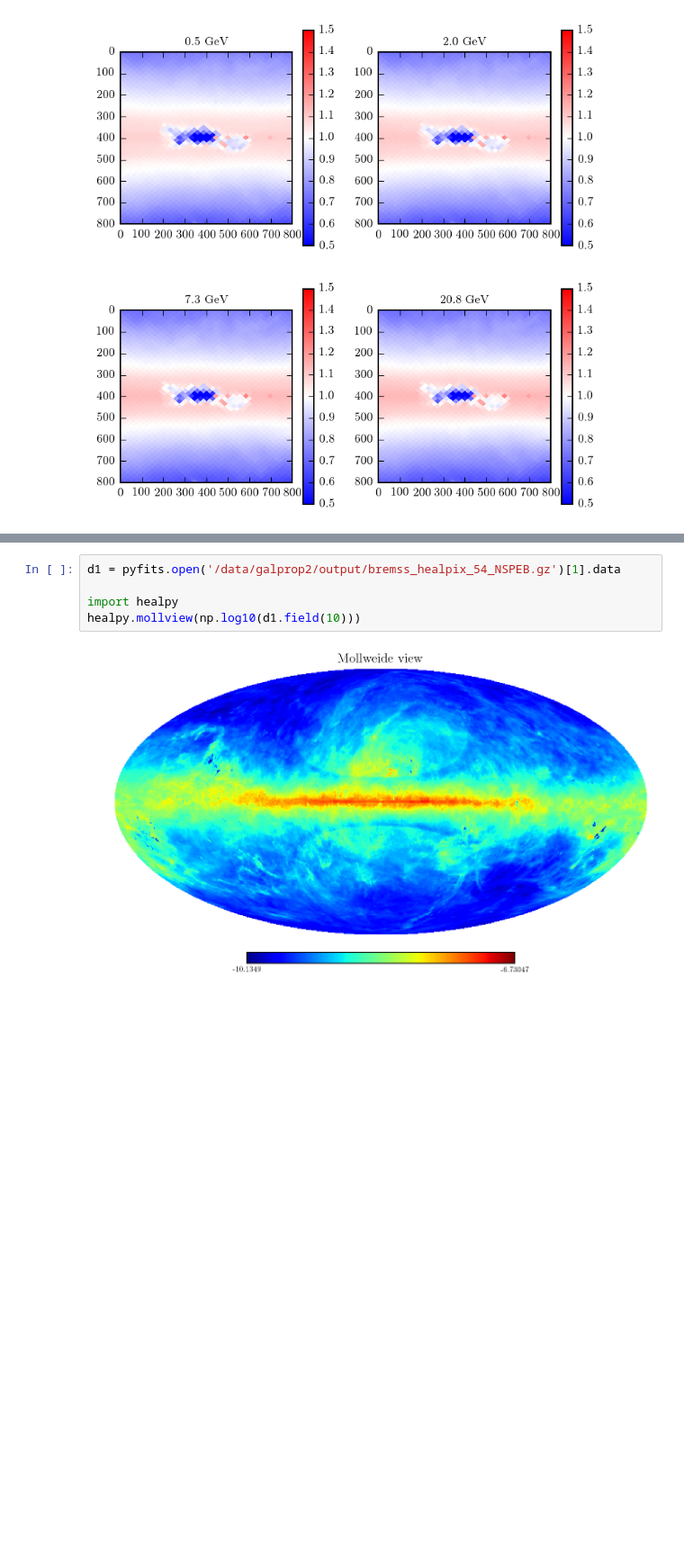
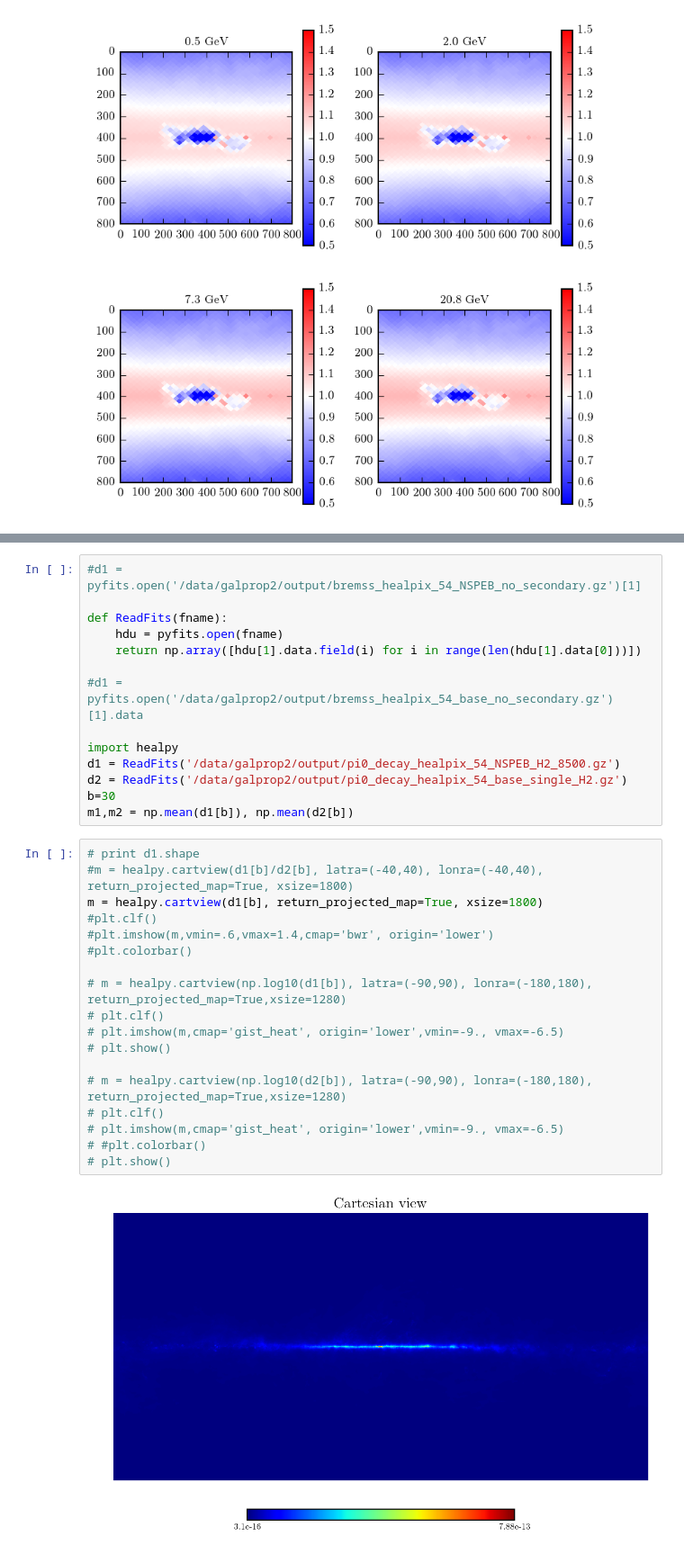
Before and after one commit to erccarls/GammaLike_dev, a Jupyter notebook: Healpix Compare .ipynb, the cells around one changed output, grey strips where cells are left out. Shown at 90% size. Saved outputs shown, nothing was run; the diff lists cells and outputs as text; blank space fills up the shorter version.

```diff
--- a/Healpix Compare .ipynb
+++ b/Healpix Compare .ipynb
@@ -92,9 +92,36 @@ plt.colorbar()
-# %%
-d1 = pyfits.open('/data/galprop2/output/bremss_healpix_54_NSPEB.gz')[1].data
-
-import healpy
-healpy.mollview(np.log10(d1.field(10)))
-# %% [output]
-[figure, removed]
+# %%
+#d1 = pyfits.open('/data/galprop2/output/bremss_healpix_54_NSPEB_no_secondary.gz')[1]
+
+def ReadFits(fname):
+    hdu = pyfits.open(fname)
+    return np.array([hdu[1].data.field(i) for i in range(len(hdu[1].data[0]))])
+
+#d1 = pyfits.open('/data/galprop2/output/bremss_healpix_54_base_no_secondary.gz')[1].data
+
+import healpy
+d1 = ReadFits('/data/galprop2/output/pi0_decay_healpix_54_NSPEB_H2_8500.gz')
+d2 = ReadFits('/data/galprop2/output/pi0_decay_healpix_54_base_single_H2.gz')
+b=30
+m1,m2 = np.mean(d1[b]), np.mean(d2[b])
+# %%
+# print d1.shape
+#m = healpy.cartview(d1[b]/d2[b], latra=(-40,40), lonra=(-40,40), return_projected_map=True, xsize=1800)
+m = healpy.cartview(d1[b], return_projected_map=True, xsize=1800)
+#plt.clf()
+#plt.imshow(m,vmin=.6,vmax=1.4,cmap='bwr', origin='lower')
+#plt.colorbar()
+
+# m = healpy.cartview(np.log10(d1[b]), latra=(-90,90), lonra=(-180,180), return_projected_map=True,xsize=1280)
+# plt.clf()
+# plt.imshow(m,cmap='gist_heat', origin='lower',vmin=-9., vmax=-6.5)
+# plt.show()
+
+# m = healpy.cartview(np.log10(d2[b]), latra=(-90,90), lonra=(-180,180), return_projected_map=True,xsize=1280)
+# plt.clf()
+# plt.imshow(m,cmap='gist_heat', origin='lower',vmin=-9., vmax=-6.5)
+# #plt.colorbar()
+# plt.show()
+# %% [output]
+[figure, added]
 # %%
 print d1.header.cards
```
Also changed, not shown: parts of 3 cells of this notebook, 22 other files.
